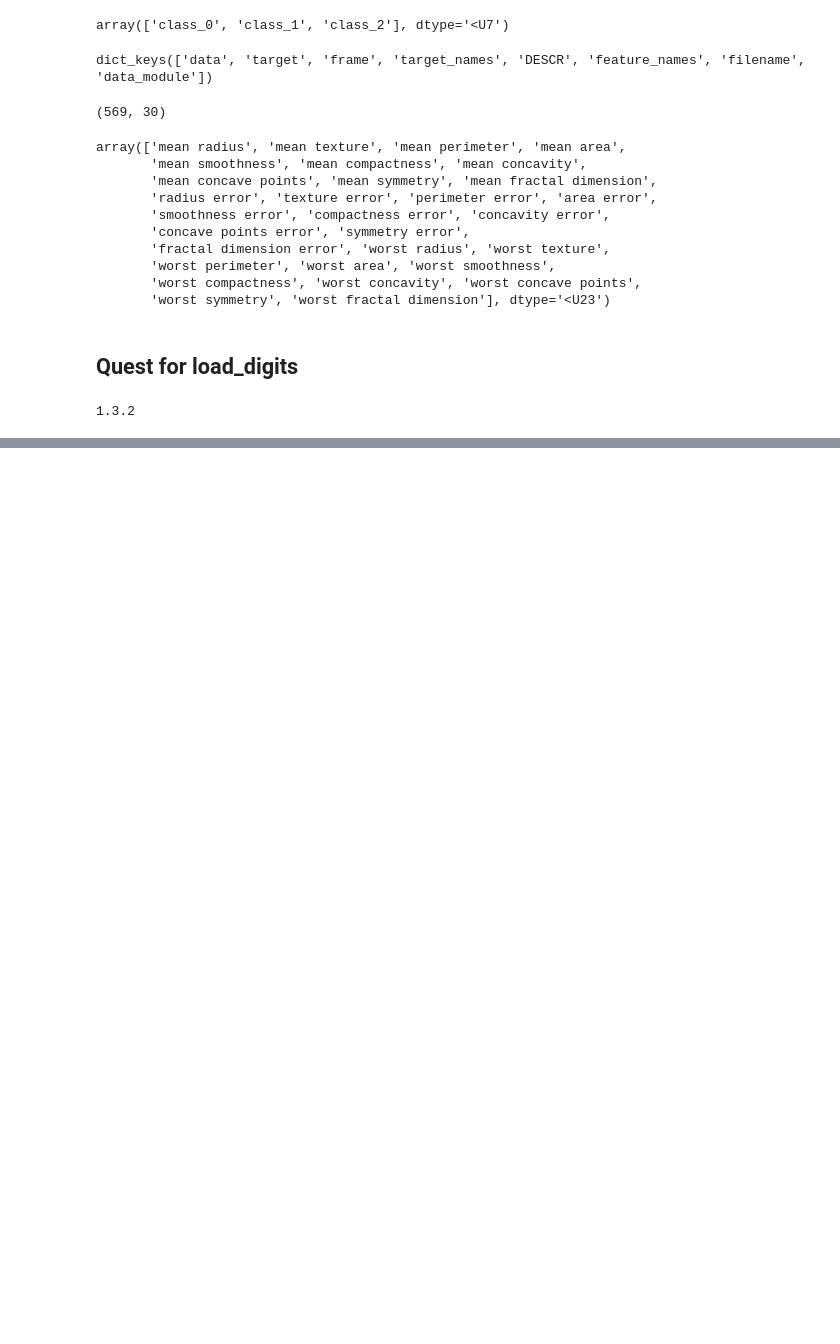
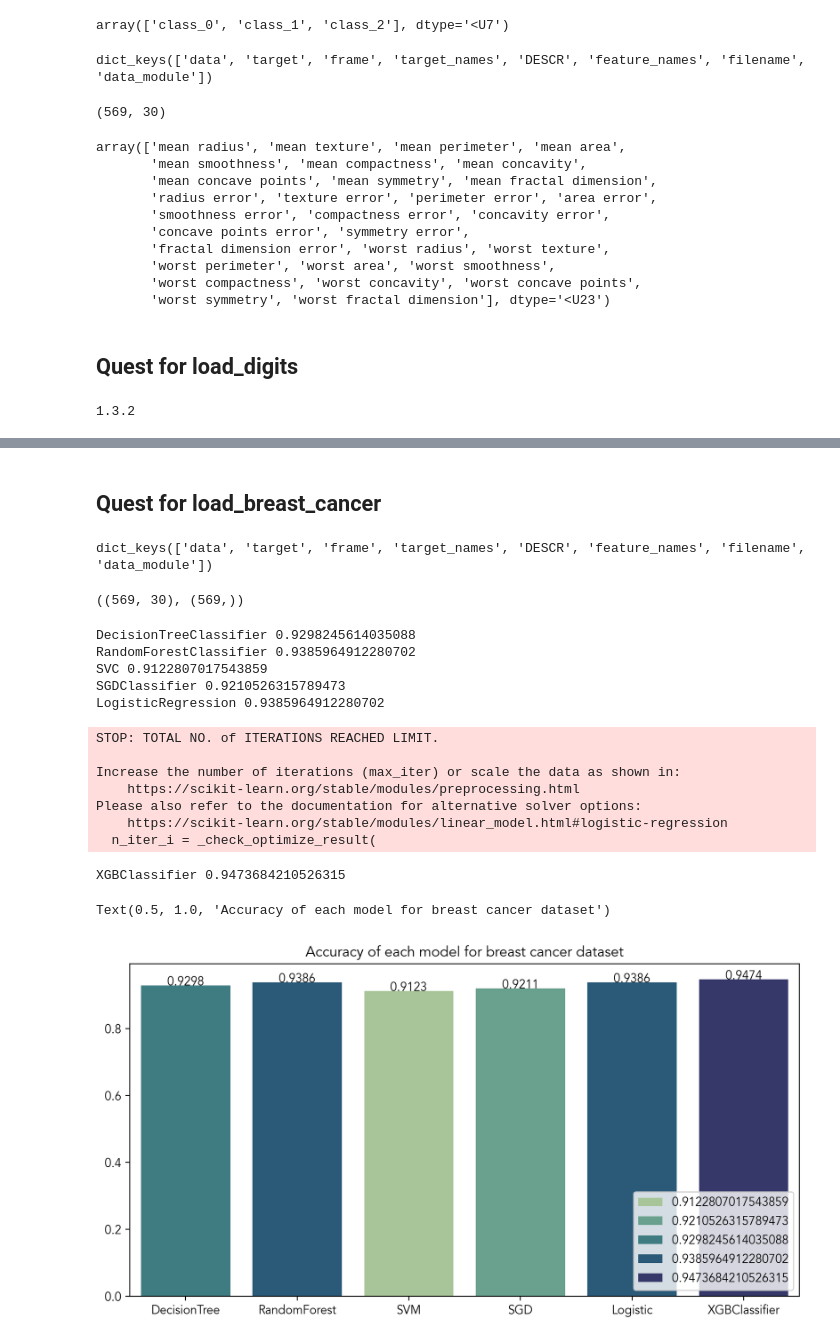
Before and after one commit to gyjong/workplace, a Jupyter notebook: quest_0220/0220_iris.ipynb, the cells around one changed output, grey strips where cells are left out. Cells and saved outputs as stored; diff of their text form; code cells hidden in the pictures; blank space fills up the shorter version.

```diff
--- a/quest_0220/0220_iris.ipynb
+++ b/quest_0220/0220_iris.ipynb
@@ -516,0 +666,70 @@ print(sklearn.__version__)
+# %% [markdown]
+## Quest for load_breast_cancer
+# %%
+from sklearn.datasets import load_breast_cancer
+cancer = load_breast_cancer()
+cancer.keys()
+# %% [output]
+dict_keys(['data', 'target', 'frame', 'target_names', 'DESCR', 'feature_names', 'filename', 'data_module'])
+# %%
+cancer_data = cancer.data
+cancer_label = cancer.target
+cancer_data.shape, cancer_label.shape
+# %% [output]
+((569, 30), (569,))
+# %%
+from sklearn.model_selection import train_test_split
+from sklearn.tree import DecisionTreeClassifier
+from sklearn.ensemble import RandomForestClassifier
+from sklearn import svm
+from sklearn.linear_model import SGDClassifier
+from sklearn.linear_model import LogisticRegression
+from sklearn.metrics import classification_report, accuracy_score
+
+import matplotlib.pyplot as plt
+import seaborn as sns
+%matplotlib inline
+%config InlineBackend.figure_format = 'retina'
+plt.rcParams['font.family'] = 'Avenir'
+
+
+X_train, X_test, y_train, y_test = train_test_split(cancer_data, cancer_label, test_size=0.2, random_state=25)
+
+Acc = []
+for model in [DecisionTreeClassifier(),
+              RandomForestClassifier(),
+              svm.SVC(),
+              SGDClassifier(),
+              LogisticRegression(),
+              XGBClassifier()
+              ]:
+    model.fit(X_train, y_train)
+    y_pred = model.predict(X_test)
+    print(model.__class__.__name__, accuracy_score(y_test, y_pred))
+    Acc.append(accuracy_score(y_test, y_pred))
+
+plt.figure(figsize=(10, 5))
+sns.barplot(y=Acc, x=['DecisionTree', 'RandomForest', 'SVM', 'SGD', 'Logistic', 'XGBClassifier'], hue = Acc, palette='crest')
+
+# Add the accuracy values on top of each bar
+for i, acc in enumerate(Acc):
+    plt.text(i, acc, round(acc, 4), ha='center')
+
+plt.legend(loc='lower right')
+plt.title('Accuracy of each model for breast cancer dataset')
+# %% [output]
+DecisionTreeClassifier 0.9298245614035088
+RandomForestClassifier 0.9385964912280702
+SVC 0.9122807017543859
+SGDClassifier 0.9210526315789473
+LogisticRegression 0.9385964912280702
+STOP: TOTAL NO. of ITERATIONS REACHED LIMIT.
+
+Increase the number of iterations (max_iter) or scale the data as shown in:
+    https://scikit-learn.org/stable/modules/preprocessing.html
+Please also refer to the documentation for alternative solver options:
+    https://scikit-learn.org/stable/modules/linear_model.html#logistic-regression
+  n_iter_i = _check_optimize_result(
+XGBClassifier 0.9473684210526315
+Text(0.5, 1.0, 'Accuracy of each model for breast cancer dataset')
+[figure, added]
```
Also changed, not shown: parts of 7 cells of this notebook.
